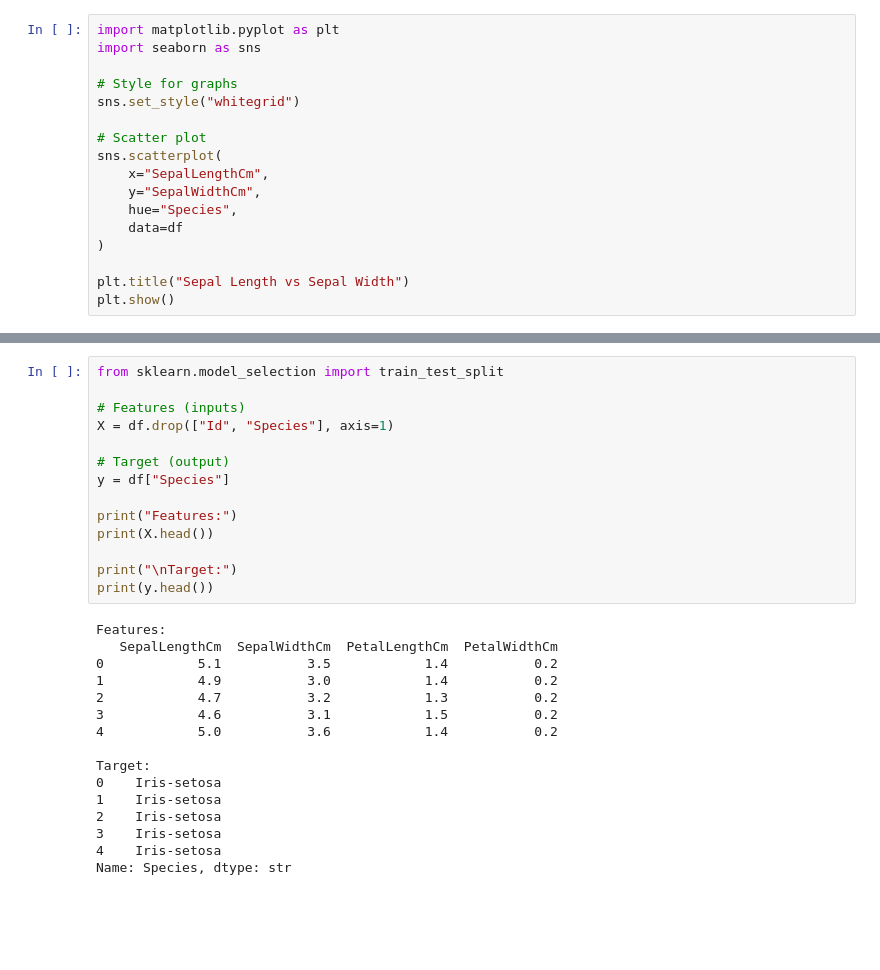
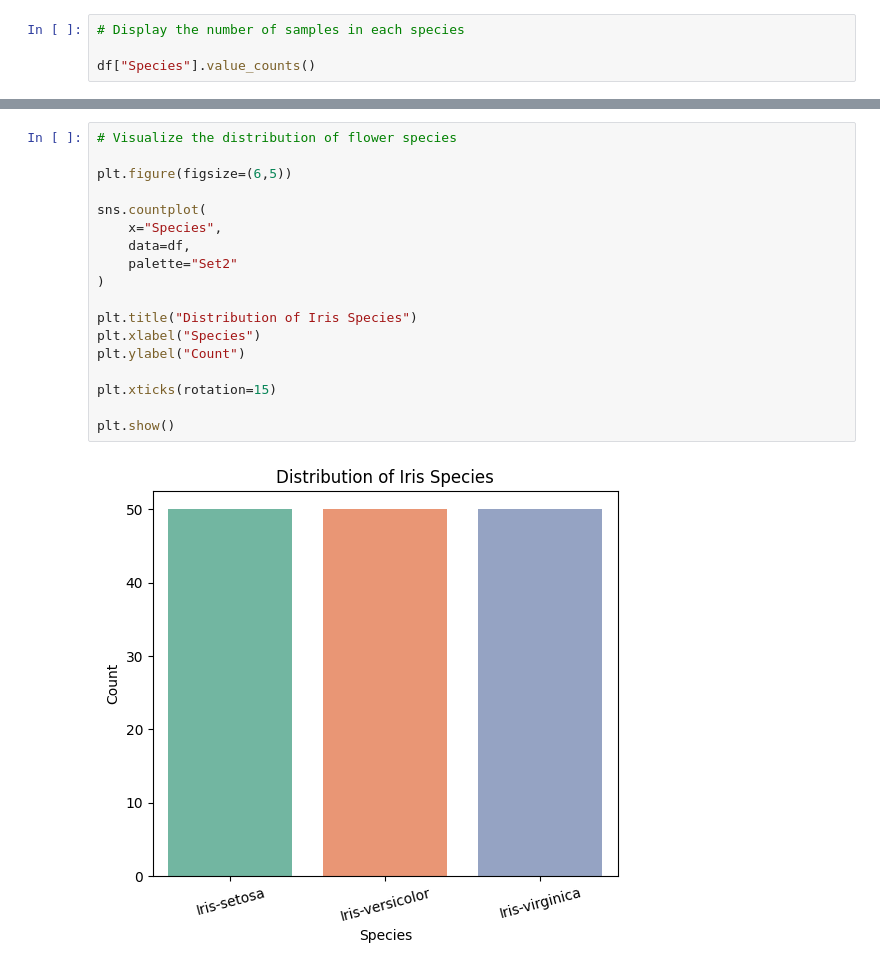
Before and after one commit to yoshidha30/OIBSIP, a Jupyter notebook: Task-1-Iris-Flower-Classification/iris_flower_classification.ipynb, the cells around one changed output, grey strips where cells are left out. Cells and saved outputs as stored; diff of their text form; blank space fills up the shorter version.

```diff
--- a/Task-1-Iris-Flower-Classification/iris_flower_classification.ipynb
+++ b/Task-1-Iris-Flower-Classification/iris_flower_classification.ipynb
@@ -73,18 +121,5 @@ max    150.000000       7.900000      4.400000       6.900000      2.500000
 # %%
-import matplotlib.pyplot as plt
-import seaborn as sns
+# Display the number of samples in each species
 
-# Style for graphs
-sns.set_style("whitegrid")
-
-# Scatter plot
-sns.scatterplot(
-    x="SepalLengthCm",
-    y="SepalWidthCm",
-    hue="Species",
-    data=df
-)
-
-plt.title("Sepal Length vs Sepal Width")
-plt.show()
+df["Species"].value_counts()
 # %% [output]
@@ -92,31 +131,21 @@ plt.show()
 # %%
-from sklearn.model_selection import train_test_split
+# Visualize the distribution of flower species
 
-# Features (inputs)
-X = df.drop(["Id", "Species"], axis=1)
+plt.figure(figsize=(6,5))
 
-# Target (output)
-y = df["Species"]
+sns.countplot(
+    x="Species",
+    data=df,
+    palette="Set2"
+)
 
-print("Features:")
-print(X.head())
+plt.title("Distribution of Iris Species")
+plt.xlabel("Species")
+plt.ylabel("Count")
 
-print("\nTarget:")
-print(y.head())
+plt.xticks(rotation=15)
+
+plt.show()
 # %% [output]
-Features:
-   SepalLengthCm  SepalWidthCm  PetalLengthCm  PetalWidthCm
-0            5.1           3.5            1.4           0.2
-1            4.9           3.0            1.4           0.2
-2            4.7           3.2            1.3           0.2
-3            4.6           3.1            1.5           0.2
-4            5.0           3.6            1.4           0.2
-
-Target:
-0    Iris-setosa
-1    Iris-setosa
-2    Iris-setosa
-3    Iris-setosa
-4    Iris-setosa
-Name: Species, dtype: str
+[figure, added]
 # %%
```
Also changed, not shown: parts of 37 cells of this notebook.
